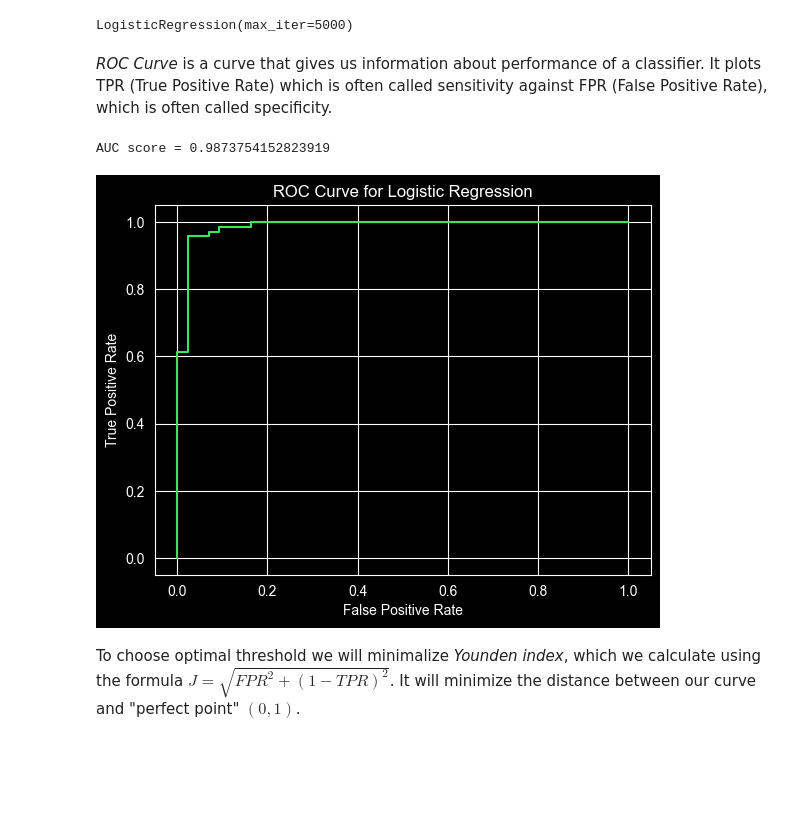
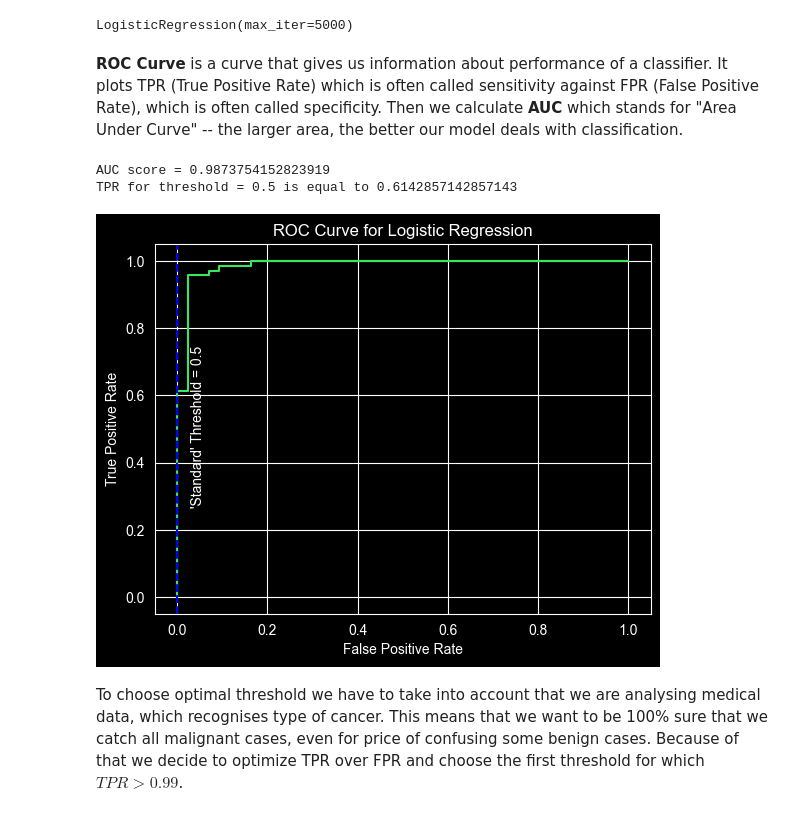
Before and after one commit to Dragomier/Machine_Learning_2026, a Jupyter notebook: Homework3.ipynb, the cells around one changed output. Cells and saved outputs as stored; diff of their text form; code cells hidden in the pictures; blank space fills up the shorter version.

```diff
--- a/Homework3.ipynb
+++ b/Homework3.ipynb
@@ -12,8 +13,8 @@ from sklearn.linear_model import LogisticRegression
 cancer_data = load_breast_cancer()
 
 # We split data into three sets: training, validation and test in proportion 0.7 : 0.2 : 0.1
-X_train, X_test, Y_train, Y_test = train_test_split(cancer_data.data, cancer_data.target, test_size=0.1, random_state=42)
-X_train, X_val, Y_train, Y_val = train_test_split(X_train, Y_train, test_size=0.22, random_state=42)
+X_train, X_test, Y_train, Y_test = train_test_split(cancer_data.data, cancer_data.target, test_size=0.1, random_state=42, shuffle=True)
+X_train, X_val, Y_train, Y_val = train_test_split(X_train, Y_train, test_size=0.22, random_state=42, shuffle=True)
 
 # We perform logistic regression
 logistic_model = LogisticRegression(max_iter=5000)
@@ -21,19 +22,23 @@ logistic_model.fit(X_train, Y_train)
 # %% [output]
 LogisticRegression(max_iter=5000)
 # %% [markdown]
-*ROC Curve* is a curve that gives us information about performance of a classifier. It plots TPR (True Positive Rate) which is often called sensitivity against FPR (False Positive Rate), which is often called specificity.
+**ROC Curve** is a curve that gives us information about performance of a classifier. It plots TPR (True Positive Rate) which is often called sensitivity against FPR (False Positive Rate), which is often called specificity. Then we calculate **AUC** which stands for "Area Under Curve" -- the larger area, the better our model deals with classification.
 # %%
-from sklearn.metrics import roc_curve, auc
-
 val_predictions = logistic_model.predict_proba(X_val)[:, 1]
 fpr, tpr, thresholds = roc_curve(Y_val, val_predictions)
 plt.plot(fpr, tpr, color = "#39e75f")
+
+plt.axvline(x = fpr[np.argmax(tpr > 0.5)], linestyle='--', color = "blue")
+plt.text(fpr[np.argmax(tpr > 0.5)] + 0.03, 0.5, f" 'Standard' Threshold = 0.5", rotation=90, va='center')
+
 plt.xlabel('False Positive Rate')
 plt.ylabel('True Positive Rate')
 plt.title('ROC Curve for Logistic Regression')
 print("AUC score = " + str(auc(fpr, tpr)))
+print(f"TPR for threshold = 0.5 is equal to {tpr[np.argmax(tpr > 0.5)]}")
 # %% [output]
 AUC score = 0.9873754152823919
+TPR for threshold = 0.5 is equal to 0.6142857142857143
-[figure, old version]
+[figure, new version]
 # %% [markdown]
-To choose optimal threshold we will minimalize *Younden index*, which we calculate using the formula *$J = \sqrt{FPR^2 + (1 - TPR)^2}$*. It will minimize the distance between our curve and "perfect point" $(0,1)$.
+To choose optimal threshold we have to take into account that we are analysing medical data, which recognises type of cancer. This means that we want to be 100% sure that we catch all malignant cases, even for price of confusing some benign cases. Because of that we decide to optimize TPR over FPR and choose the first threshold for which $TPR > 0.99$.
```
Also changed, not shown: parts of 6 cells of this notebook.
